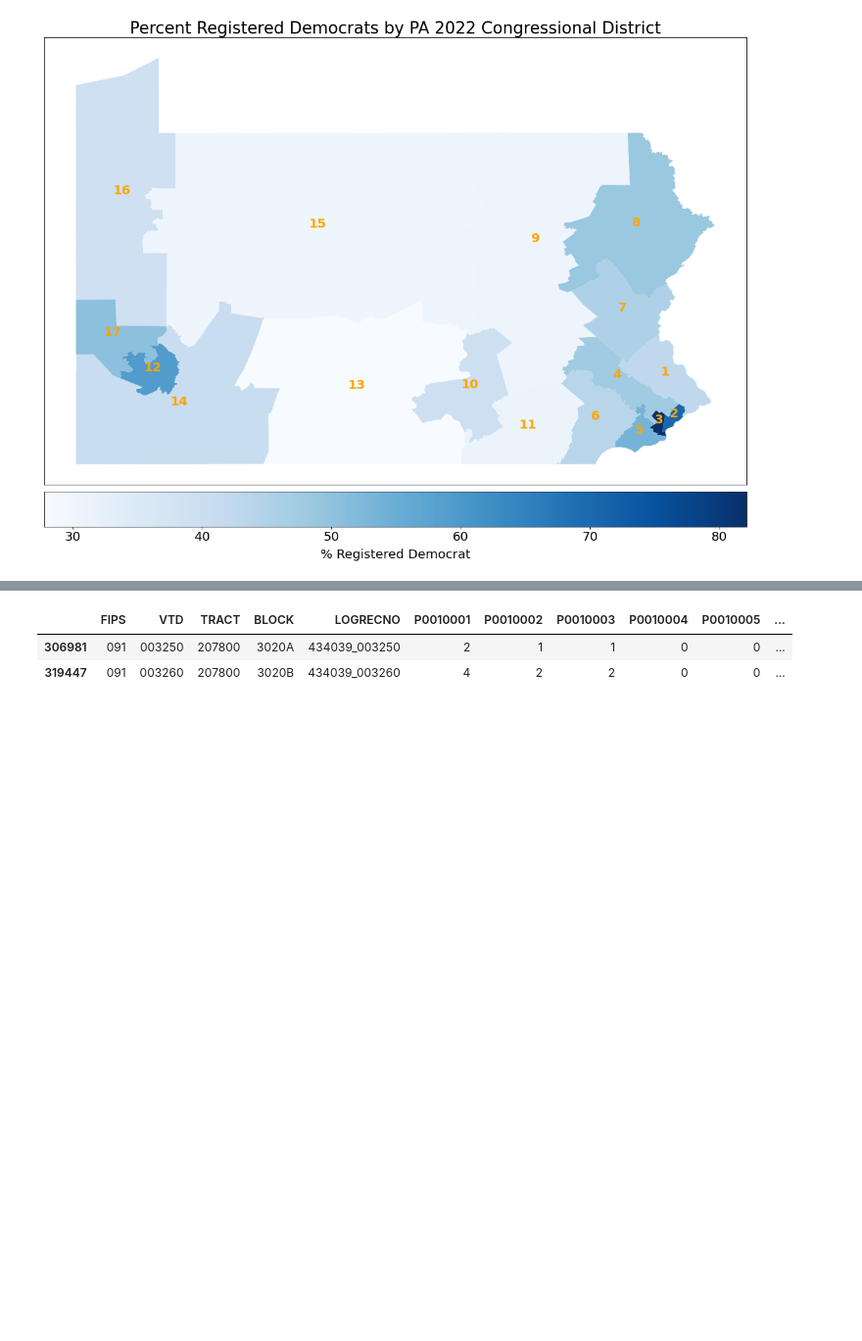
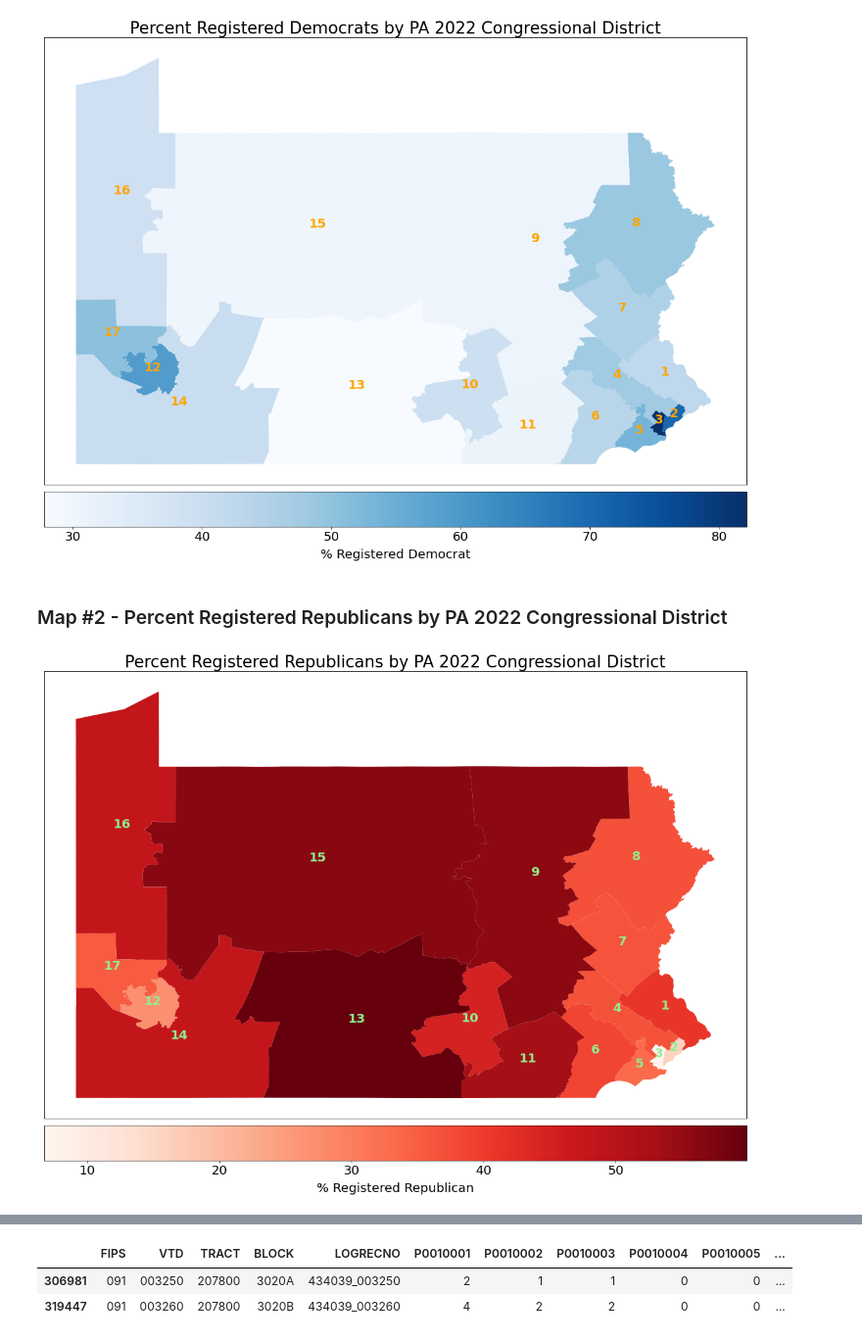
Before and after one commit to nonpartisan-redistricting-datahub/Case_Study_Spotlight, a Jupyter notebook: Spotlight_PA_Notebook.ipynb, the cells around one changed output, grey strips where cells are left out. Shown at 98% size. Cells and saved outputs as stored; diff of their text form; code cells hidden in the pictures; blank space fills up the shorter version.

```diff
--- a/Spotlight_PA_Notebook.ipynb
+++ b/Spotlight_PA_Notebook.ipynb
@@ -418,3 +429,22 @@ plt.figure.savefig("./example_map_1.png",bbox_inches="tight")
 # %% [output]
 [figure]
+# %% [markdown]
+### Map #2 - Percent Registered Republicans by PA 2022 Congressional District
+# %%
+# Turn the registered democrats column into a number so it can be part of a color map
+new_cong['Reg_REP'] = new_cong['Reg_REP'].str.replace("%","")
+new_cong['Reg_REP'] = new_cong['Reg_REP'].astype(float)
+# %%
+plt = new_cong.plot(figsize = (20,20), column = 'Reg_REP', cmap ="Reds", legend = True, legend_kwds={'orientation': "horizontal", "pad": 0.01} )
+plt.set_title("Percent Registered Republicans by PA 2022 Congressional District", size = 26)
+new_cong.apply(lambda x: plt.annotate(text=x["new_cong"], xy=x.geometry.centroid.coords[0], ha='center', fontsize = 20, color = "lightgreen", weight='bold'), axis=1, );
+plt.xaxis.set_visible(False)
+plt.yaxis.set_visible(False)
+fig = plt.figure
+cb_ax = fig.axes[1]
+cb_ax.tick_params(labelsize=20)
+cb_ax.set_title("% Registered Republican", fontsize=20, y = -1)
+plt.figure.savefig("./example_map_rep.png",bbox_inches="tight")
+# %% [output]
+[figure, added]
 # %% [markdown]
```
Also changed, not shown: parts of 6 cells of this notebook.
